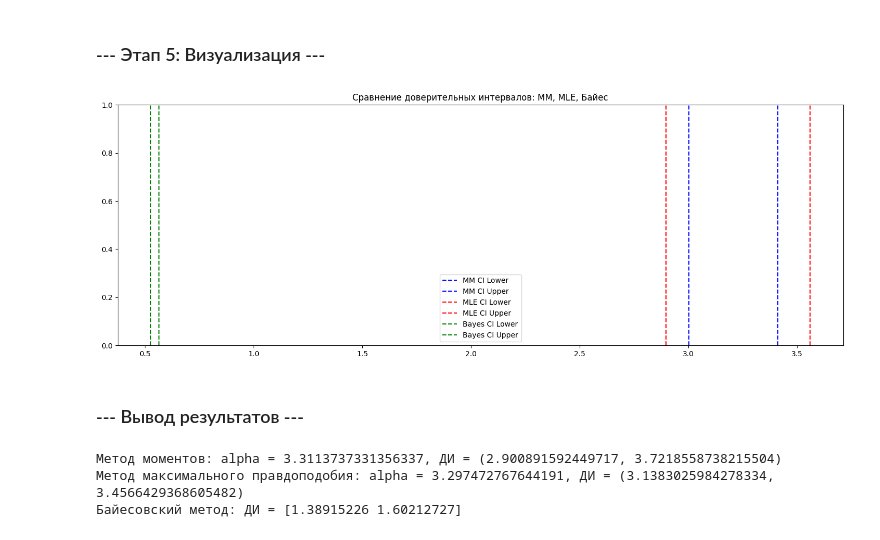
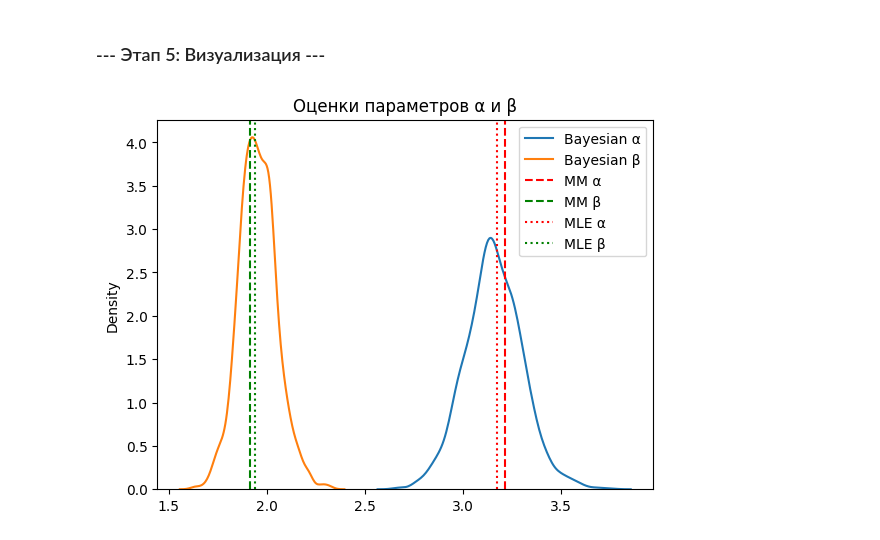
Before and after one commit to r42arty/hse, a Jupyter notebook: mod3/MathStat/MS_3.ipynb, the cells around one changed output. Cells and saved outputs as stored; diff of their text form; code cells hidden in the pictures.

```diff
--- a/mod3/MathStat/MS_3.ipynb
+++ b/mod3/MathStat/MS_3.ipynb
@@ -360,13 +341,15 @@ MLE, оценка theta = 0.9595912568069837
 # %% [markdown]
 ### --- Этап 4: Байесовский подход ---
 # %%
-from scipy.stats import invgamma
-a_post = n_gamma * alpha_gamma
-b_post = np.sum(sample_gamma)
-theta_bayes = b_post / (a_post - 1)
-ci_bayes_lower = invgamma.ppf(0.025, a=a_post, scale=b_post)
-ci_bayes_upper = invgamma.ppf(0.975, a=a_post, scale=b_post)
-ci_alpha_bayes = (ci_bayes_lower, ci_bayes_upper)
-print('Байесовская оценка theta =', theta_bayes)
-print(f'Байесовский ДИ: [{ci_bayes_lower:.3f}, {ci_bayes_upper:.3f}]')
+import pymc as pm
+
+with pm.Model() as model:
+    alpha = pm.Gamma("alpha", alpha=2, beta=1)
+    beta = pm.Gamma("beta", alpha=2, beta=1)
+
+    obs = pm.Gamma("obs", alpha=alpha, beta=1/beta, observed=data)
+
+    trace = pm.sample(1000, tune=1000, chains=2, random_seed=42)
+
+pm.summary(trace, var_names=["alpha", "beta"])
 # %% [output]
@@ -375,29 +361,16 @@ print(f'Байесовский ДИ: [{ci_bayes_lower:.3f}, {ci_bayes_upper:.3f}
 # %% [markdown]
 ### --- Этап 5: Визуализация ---
 # %%
-plt.figure(figsize=(18, 6))
-plt.axvline(ci_alpha_mm[0], color='blue', linestyle='dashed', label="MM CI Lower")
-plt.axvline(ci_alpha_mm[1], color='blue', linestyle='dashed', label="MM CI Upper")
-
-plt.axvline(ci_alpha_mle[0], color='red', linestyle='dashed', label="MLE CI Lower")
-plt.axvline(ci_alpha_mle[1], color='red', linestyle='dashed', label="MLE CI Upper")
-
-plt.axvline(ci_beta_bayes[0], color='green', linestyle='dashed', label="Bayes CI Lower")
-plt.axvline(ci_beta_bayes[1], color='green', linestyle='dashed', label="Bayes CI Upper")
-
+# Распределения оценок alpha и beta
+sns.kdeplot(trace.posterior["alpha"].values.flatten(), label="Bayesian α")
+sns.kdeplot(trace.posterior["beta"].values.flatten(), label="Bayesian β")
+plt.axvline(alpha_mm, color='r', linestyle='--', label="MM α")
+plt.axvline(beta_mm, color='g', linestyle='--', label="MM β")
+plt.axvline(alpha_mle, color='r', linestyle=':', label="MLE α")
+plt.axvline(beta_mle, color='g', linestyle=':', label="MLE β")
 plt.legend()
-plt.title("Сравнение доверительных интервалов: MM, MLE, Байес")
+plt.title("Оценки параметров α и β")
 
 plt.show()
 # %% [output]
-[figure, old version]
+[figure, new version]
-# %% [markdown]
-### --- Вывод результатов ---
-# %%
-print(f"Метод моментов: alpha = {alpha_mm}, ДИ = {ci_alpha_mm}")
-print(f"Метод максимального правдоподобия: alpha = {alpha_mle}, ДИ = {ci_alpha_mle}")
-print(f"Байесовский метод: ДИ = {ci_alpha_bayes}")
-# %% [output]
-Метод моментов: alpha = 3.3113737331356337, ДИ = (2.900891592449717, 3.7218558738215504)
-Метод максимального правдоподобия: alpha = 3.297472767644191, ДИ = (3.1383025984278334, 3.4566429368605482)
-Байесовский метод: ДИ = [1.38915226 1.60212727]
```
Also changed, not shown: parts of 4 cells of this notebook.
